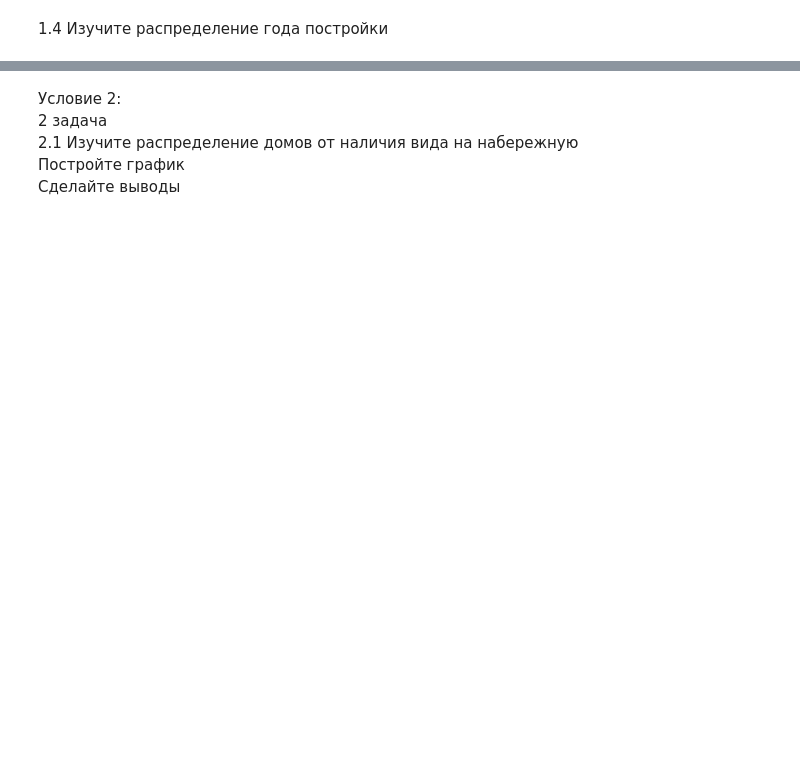
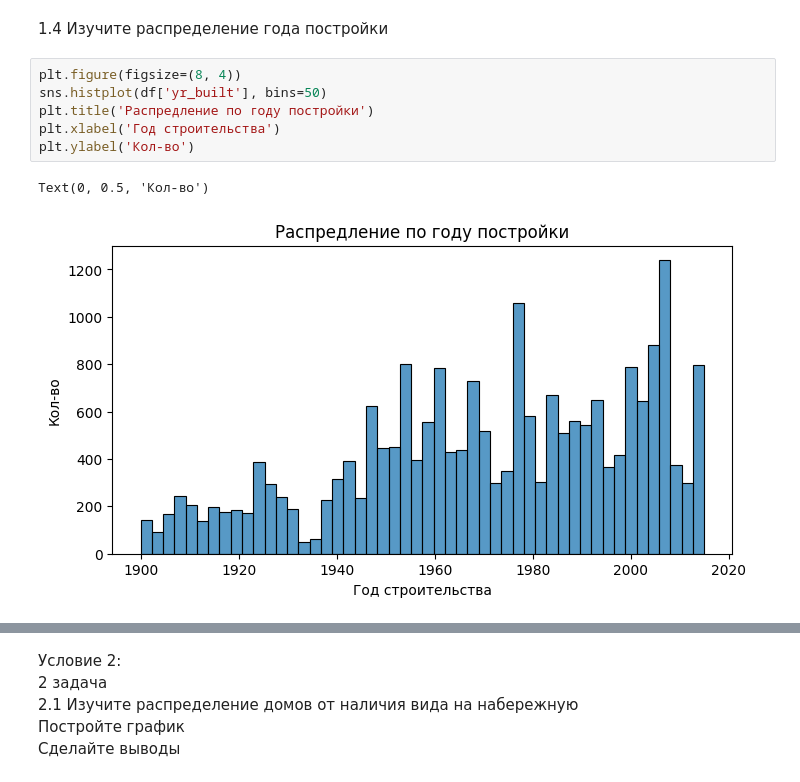
Before and after one commit to BoginskiyVV/Basic_Py, a Jupyter notebook: HW4/Task4.ipynb, the cells around one changed output, grey strips where cells are left out. Cells and saved outputs as stored; diff of their text form; blank space fills up the shorter version.

```diff
--- a/HW4/Task4.ipynb
+++ b/HW4/Task4.ipynb
@@ -14,2 +88,11 @@
 # %% [markdown]
 1.4 Изучите распределение года постройки
+# %%
+plt.figure(figsize=(8, 4))
+sns.histplot(df['yr_built'], bins=50)
+plt.title('Распредление по году постройки')
+plt.xlabel('Год строительства')
+plt.ylabel('Кол-во')
+# %% [output]
+Text(0, 0.5, 'Кол-во')
+[figure, added]
```
Also changed, not shown: parts of 14 cells of this notebook.
